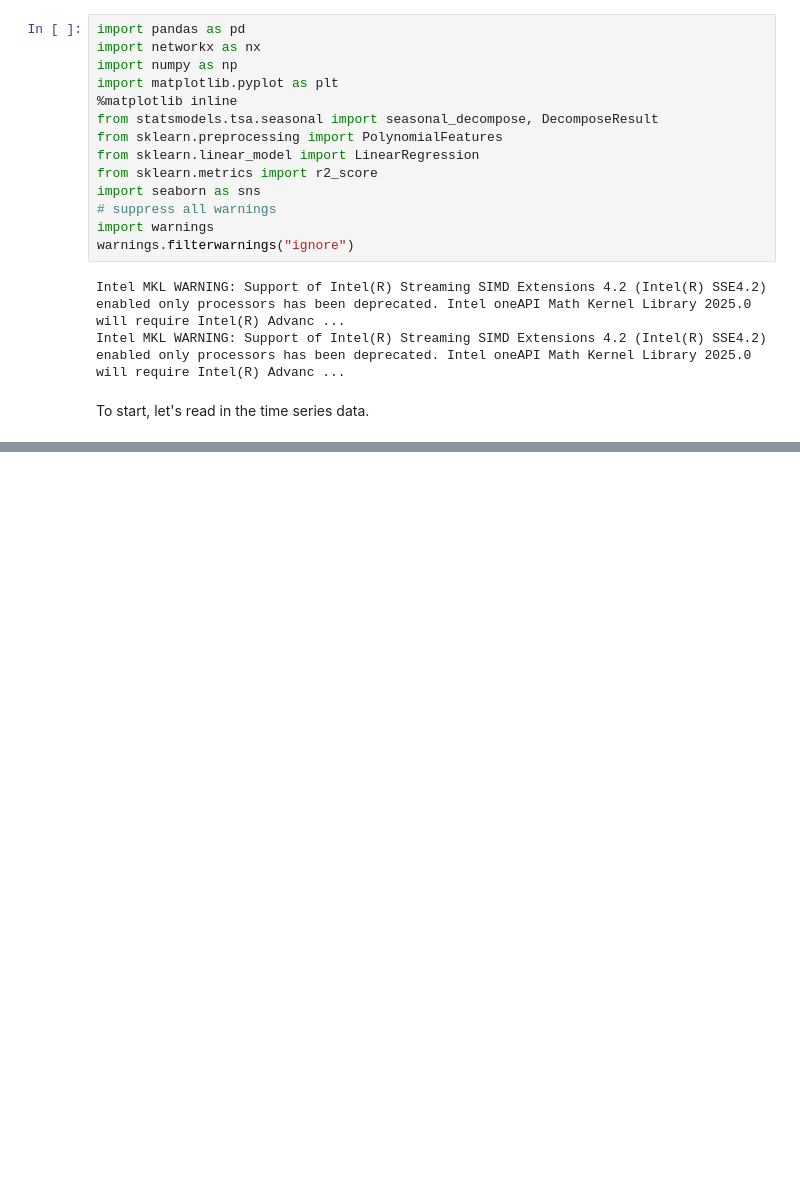
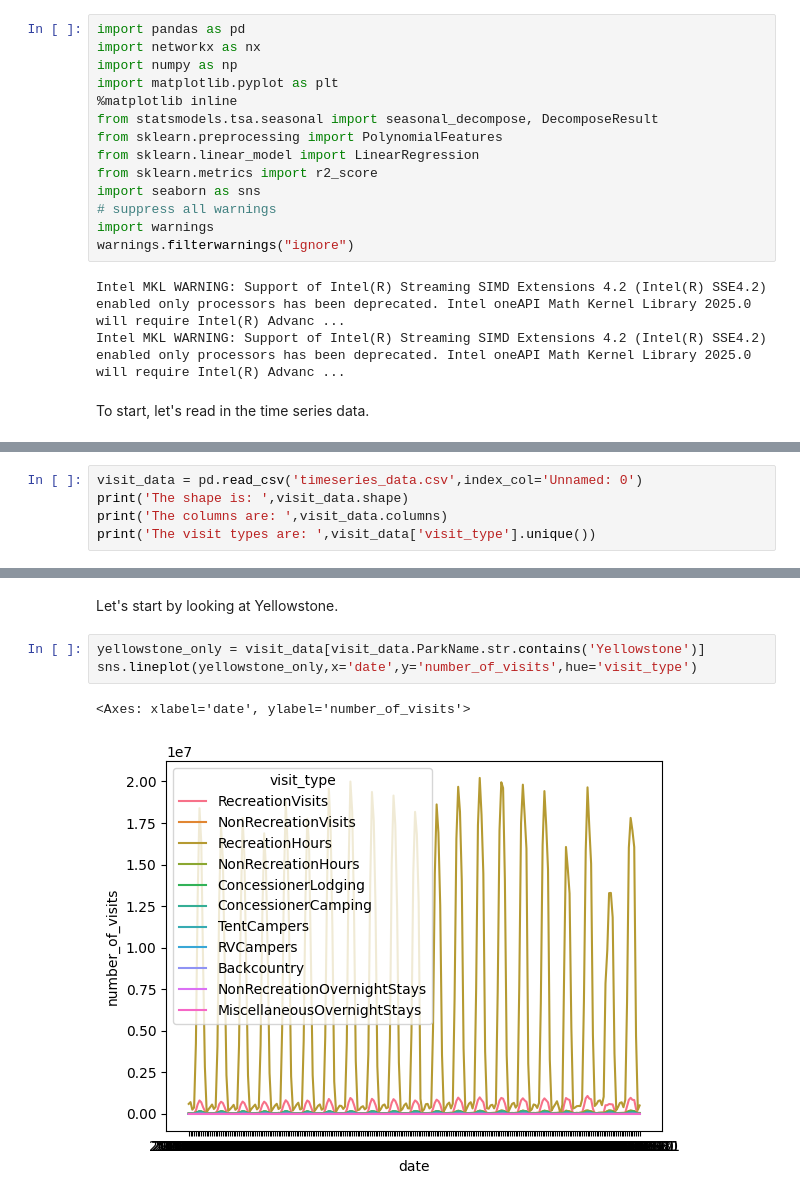
Before and after one commit to scmcqueen/NationalParksDataMining, a Jupyter notebook: state_similarity.ipynb, the cells around one changed output, grey strips where cells are left out. Cells and saved outputs as stored; diff of their text form; blank space fills up the shorter version.

```diff
--- a/state_similarity.ipynb
+++ b/state_similarity.ipynb
@@ -40,0 +25,5 @@ pd.read_csv('timeseries_data.csv',index_col='Unnamed: 0')
+# %%
+visit_data = pd.read_csv('timeseries_data.csv',index_col='Unnamed: 0')
+print('The shape is: ',visit_data.shape)
+print('The columns are: ',visit_data.columns)
+print('The visit types are: ',visit_data['visit_type'].unique())
@@ -40,0 +39,8 @@ pd.read_csv('timeseries_data.csv',index_col='Unnamed: 0')
+# %% [markdown]
+Let's start by looking at Yellowstone.
+# %%
+yellowstone_only = visit_data[visit_data.ParkName.str.contains('Yellowstone')]
+sns.lineplot(yellowstone_only,x='date',y='number_of_visits',hue='visit_type')
+# %% [output]
+<Axes: xlabel='date', ylabel='number_of_visits'>
+[figure, added]
```
Also changed, not shown: parts of 2 cells of this notebook, 2 other files.
